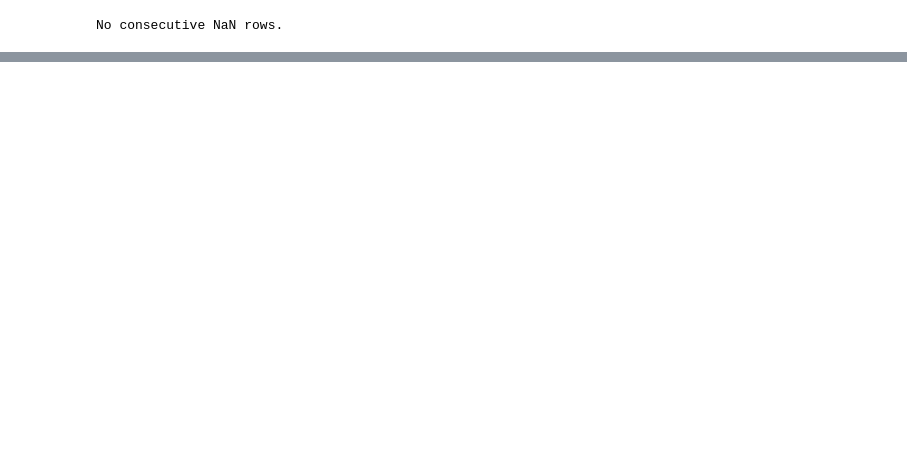
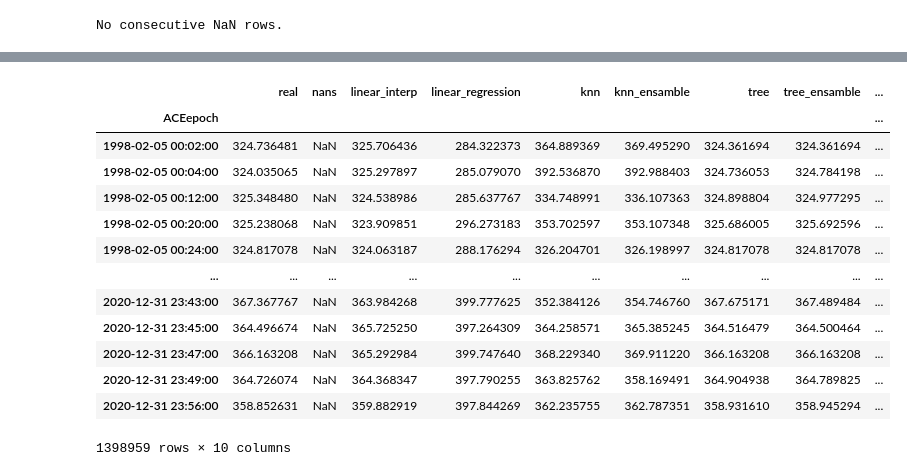
Before and after one commit to mikecoughlan/interpolation_methods, a Jupyter notebook: exploring_data.ipynb, the cells around one changed output, grey strips where cells are left out. Cells and saved outputs as stored; diff of their text form; code cells hidden in the pictures; blank space fills up the shorter version.

```diff
--- a/exploring_data.ipynb
+++ b/exploring_data.ipynb
@@ -72,0 +156,6 @@ No consecutive NaN rows.
+# %%
+# Next is Decision Tree. Here will do a single one and an ensamble
+tree = DecisionTreeRegressor(random_state=42)
+tree.fit(X_train, y_train)
+tree_test = tree.predict(X_test)
+test_vx['tree'] = tree_test
@@ -72,0 +204,6 @@ No consecutive NaN rows.
+# %%
+# Random Forest time. Here will do a single one and an ensamble
+forest = RandomForestRegressor(verbose=1, n_estimators=100, random_state=42, n_jobs=-1)
+forest.fit(X_train, y_train)
+forest_test = forest.predict(X_test)
+test_vx['forest'] = forest_test
@@ -72,0 +286,17 @@ No consecutive NaN rows.
+# %%
+test_vx
+# %% [output]
+|  | real | nans | linear_interp | linear_regression | knn | knn_ensamble | tree | tree_ensamble | ... |
+| ACEepoch |  |  |  |  |  |  |  |  | ... |
+| 1998-02-05 00:02:00 | 324.736481 | NaN | 325.706436 | 284.322373 | 364.889369 | 369.495290 | 324.361694 | 324.361694 | ... |
+| 1998-02-05 00:04:00 | 324.035065 | NaN | 325.297897 | 285.079070 | 392.536870 | 392.988403 | 324.736053 | 324.784198 | ... |
+| 1998-02-05 00:12:00 | 325.348480 | NaN | 324.538986 | 285.637767 | 334.748991 | 336.107363 | 324.898804 | 324.977295 | ... |
+| 1998-02-05 00:20:00 | 325.238068 | NaN | 323.909851 | 296.273183 | 353.702597 | 353.107348 | 325.686005 | 325.692596 | ... |
+| 1998-02-05 00:24:00 | 324.817078 | NaN | 324.063187 | 288.176294 | 326.204701 | 326.198997 | 324.817078 | 324.817078 | ... |
+| ... | ... | ... | ... | ... | ... | ... | ... | ... | ... |
+| 2020-12-31 23:43:00 | 367.367767 | NaN | 363.984268 | 399.777625 | 352.384126 | 354.746760 | 367.675171 | 367.489484 | ... |
+| 2020-12-31 23:45:00 | 364.496674 | NaN | 365.725250 | 397.264309 | 364.258571 | 365.385245 | 364.516479 | 364.500464 | ... |
+| 2020-12-31 23:47:00 | 366.163208 | NaN | 365.292984 | 399.747640 | 368.229340 | 369.911220 | 366.163208 | 366.163208 | ... |
+| 2020-12-31 23:49:00 | 364.726074 | NaN | 364.368347 | 397.790255 | 363.825762 | 358.169491 | 364.904938 | 364.789825 | ... |
+| 2020-12-31 23:56:00 | 358.852631 | NaN | 359.882919 | 397.844269 | 362.235755 | 362.787351 | 358.931610 | 358.945294 | ... |
+1398959 rows × 10 columns
```
Also changed, not shown: parts of 23 cells of this notebook.
